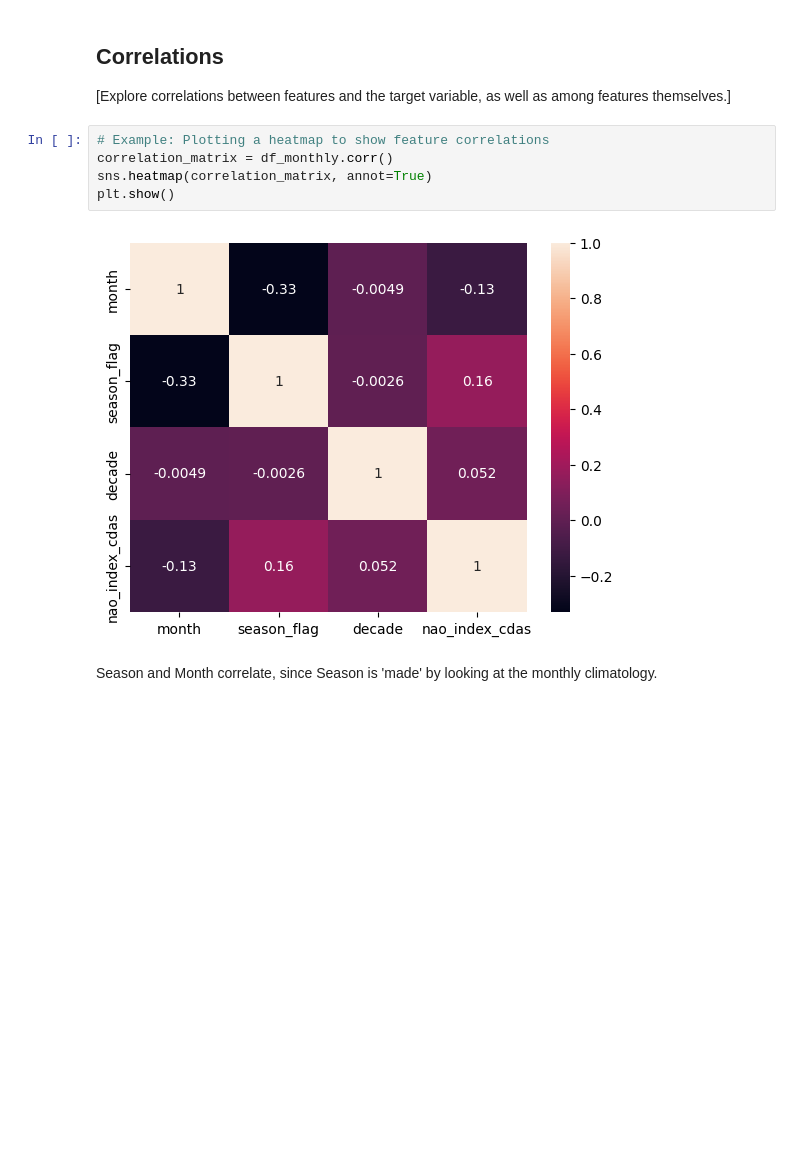
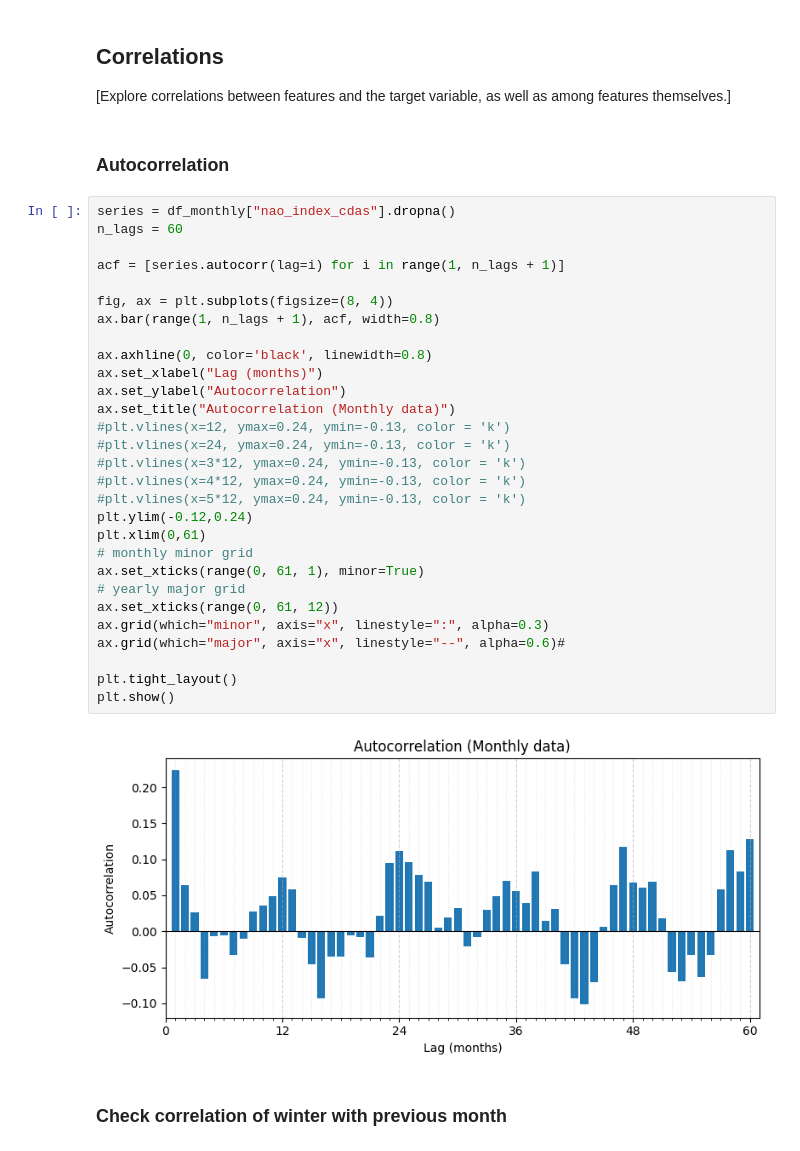
Before and after one commit to Zephyrsfisch/NAO-Prediction, a Jupyter notebook: 1_DatasetCharacteristics/exploratory_data_analysis.ipynb, the cells around one changed output. Saved outputs shown, nothing was run; the diff lists cells and outputs as text; blank space fills up the shorter version.

```diff
--- a/1_DatasetCharacteristics/exploratory_data_analysis.ipynb
+++ b/1_DatasetCharacteristics/exploratory_data_analysis.ipynb
@@ -385,12 +393,38 @@ Name: count, dtype: int64
 ## Correlations
 
 [Explore correlations between features and the target variable, as well as among features themselves.]
-# %%
-# Example: Plotting a heatmap to show feature correlations
-correlation_matrix = df_monthly.corr()
-sns.heatmap(correlation_matrix, annot=True)
-plt.show()
-# %% [output]
-[figure, removed]
-# %% [markdown]
-Season and Month correlate, since Season is 'made' by looking at the monthly climatology.
+# %% [markdown]
+### Autocorrelation
+# %%
+series = df_monthly["nao_index_cdas"].dropna()
+n_lags = 60
+
+acf = [series.autocorr(lag=i) for i in range(1, n_lags + 1)]
+
+fig, ax = plt.subplots(figsize=(8, 4))
+ax.bar(range(1, n_lags + 1), acf, width=0.8)
+
+ax.axhline(0, color='black', linewidth=0.8)
+ax.set_xlabel("Lag (months)")
+ax.set_ylabel("Autocorrelation")
+ax.set_title("Autocorrelation (Monthly data)")
+#plt.vlines(x=12, ymax=0.24, ymin=-0.13, color = 'k')
+#plt.vlines(x=24, ymax=0.24, ymin=-0.13, color = 'k')
+#plt.vlines(x=3*12, ymax=0.24, ymin=-0.13, color = 'k')
+#plt.vlines(x=4*12, ymax=0.24, ymin=-0.13, color = 'k')
+#plt.vlines(x=5*12, ymax=0.24, ymin=-0.13, color = 'k')
+plt.ylim(-0.12,0.24)
+plt.xlim(0,61)
+# monthly minor grid
+ax.set_xticks(range(0, 61, 1), minor=True)
+# yearly major grid
+ax.set_xticks(range(0, 61, 12))
+ax.grid(which="minor", axis="x", linestyle=":", alpha=0.3)
+ax.grid(which="major", axis="x", linestyle="--", alpha=0.6)#
+
+plt.tight_layout()
+plt.show()
+# %% [output]
+[figure, added]
+# %% [markdown]
+### Check correlation of winter with previous month
```
Also changed, not shown: parts of 14 cells of this notebook.
